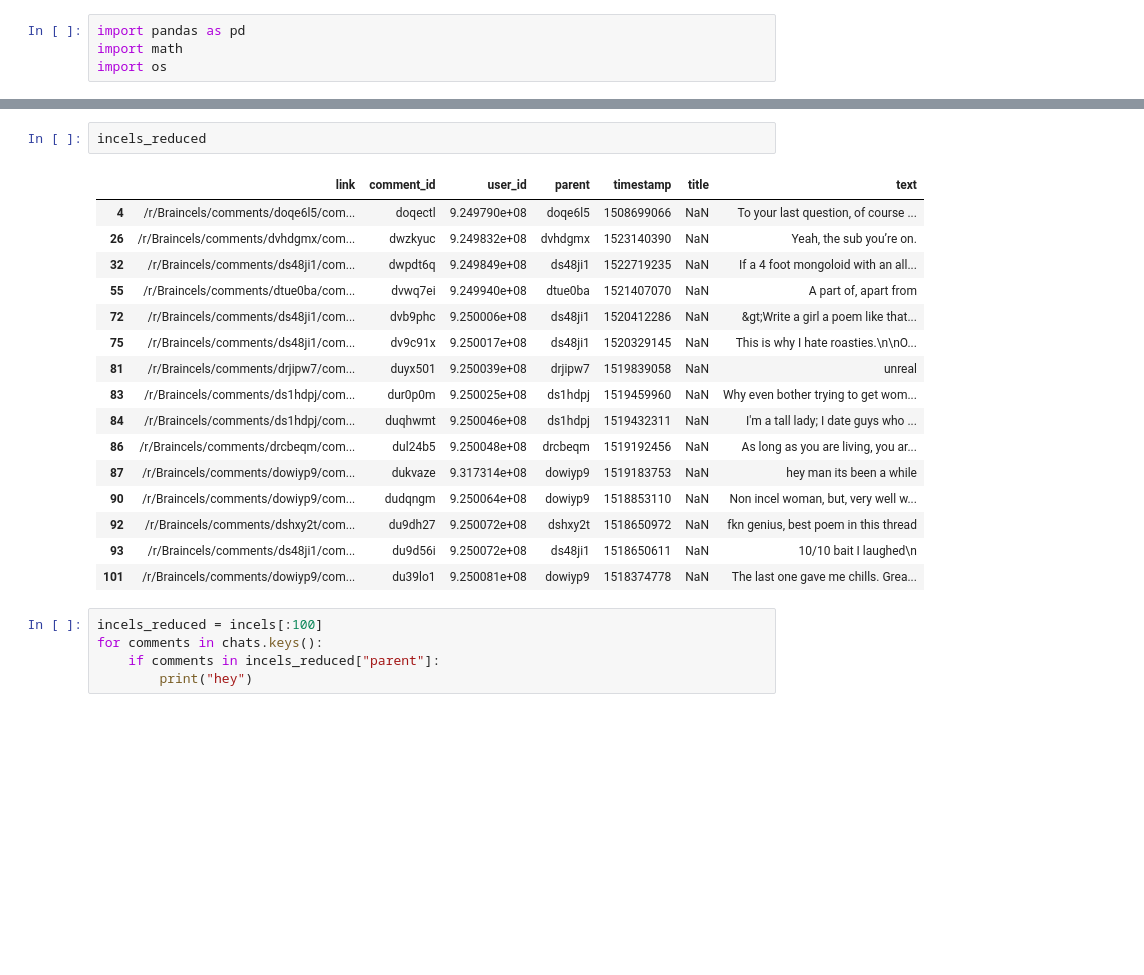
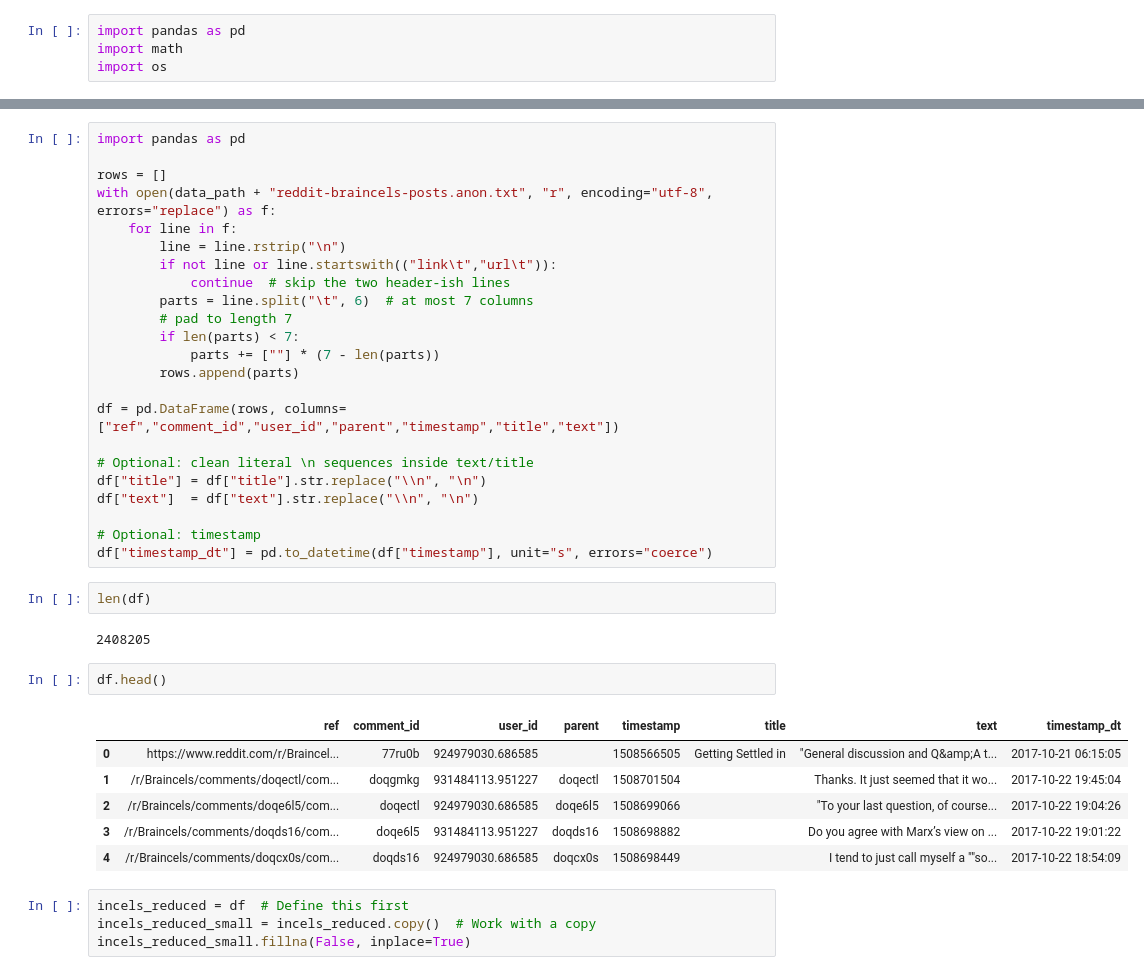
Before and after one commit to KarolineKlan/ctfds_project, a Jupyter notebook: test_graph.ipynb, the cells around one changed output, grey strips where cells are left out. Cells and saved outputs as stored; diff of their text form; blank space fills up the shorter version.

```diff
--- a/test_graph.ipynb
+++ b/test_graph.ipynb
@@ -164,24 +14,40 @@ du39lo1
-# %%
-incels_reduced
-# %% [output]
-|  | link | comment_id | user_id | parent | timestamp | title | text |
-| 4 | /r/Braincels/comments/doqe6l5/com... | doqectl | 9.249790e+08 | doqe6l5 | 1508699066 | NaN | To your last question, of course ... |
-| 26 | /r/Braincels/comments/dvhdgmx/com... | dwzkyuc | 9.249832e+08 | dvhdgmx | 1523140390 | NaN | Yeah, the sub you’re on. |
-| 32 | /r/Braincels/comments/ds48ji1/com... | dwpdt6q | 9.249849e+08 | ds48ji1 | 1522719235 | NaN | If a 4 foot mongoloid with an all... |
-| 55 | /r/Braincels/comments/dtue0ba/com... | dvwq7ei | 9.249940e+08 | dtue0ba | 1521407070 | NaN | A part of, apart from |
-| 72 | /r/Braincels/comments/ds48ji1/com... | dvb9phc | 9.250006e+08 | ds48ji1 | 1520412286 | NaN | &gt;Write a girl a poem like that... |
-| 75 | /r/Braincels/comments/ds48ji1/com... | dv9c91x | 9.250017e+08 | ds48ji1 | 1520329145 | NaN | This is why I hate roasties.\n\nO... |
-| 81 | /r/Braincels/comments/drjipw7/com... | duyx501 | 9.250039e+08 | drjipw7 | 1519839058 | NaN | unreal |
-| 83 | /r/Braincels/comments/ds1hdpj/com... | dur0p0m | 9.250025e+08 | ds1hdpj | 1519459960 | NaN | Why even bother trying to get wom... |
-| 84 | /r/Braincels/comments/ds1hdpj/com... | duqhwmt | 9.250046e+08 | ds1hdpj | 1519432311 | NaN | I'm a tall lady; I date guys who ... |
-| 86 | /r/Braincels/comments/drcbeqm/com... | dul24b5 | 9.250048e+08 | drcbeqm | 1519192456 | NaN | As long as you are living, you ar... |
-| 87 | /r/Braincels/comments/dowiyp9/com... | dukvaze | 9.317314e+08 | dowiyp9 | 1519183753 | NaN | hey man its been a while |
-| 90 | /r/Braincels/comments/dowiyp9/com... | dudqngm | 9.250064e+08 | dowiyp9 | 1518853110 | NaN | Non incel woman, but, very well w... |
-| 92 | /r/Braincels/comments/dshxy2t/com... | du9dh27 | 9.250072e+08 | dshxy2t | 1518650972 | NaN | fkn genius, best poem in this thread |
-| 93 | /r/Braincels/comments/ds48ji1/com... | du9d56i | 9.250072e+08 | ds48ji1 | 1518650611 | NaN | 10/10 bait I laughed\n |
-| 101 | /r/Braincels/comments/dowiyp9/com... | du39lo1 | 9.250081e+08 | dowiyp9 | 1518374778 | NaN | The last one gave me chills. Grea... |
-# %%
-incels_reduced = incels[:100]
-for comments in chats.keys():
-    if comments in incels_reduced["parent"]:
-        print("hey")
+# %%
+import pandas as pd
+
+rows = []
+with open(data_path + "reddit-braincels-posts.anon.txt", "r", encoding="utf-8", errors="replace") as f:
+    for line in f:
+        line = line.rstrip("\n")
+        if not line or line.startswith(("link\t","url\t")):
+            continue  # skip the two header-ish lines
+        parts = line.split("\t", 6)  # at most 7 columns
+        # pad to length 7
+        if len(parts) < 7:
+            parts += [""] * (7 - len(parts))
+        rows.append(parts)
+
+df = pd.DataFrame(rows, columns=["ref","comment_id","user_id","parent","timestamp","title","text"])
+
+# Optional: clean literal \n sequences inside text/title
+df["title"] = df["title"].str.replace("\\n", "\n")
+df["text"]  = df["text"].str.replace("\\n", "\n")
+
+# Optional: timestamp
+df["timestamp_dt"] = pd.to_datetime(df["timestamp"], unit="s", errors="coerce")
+# %%
+len(df)
+# %% [output]
+2408205
+# %%
+df.head()
+# %% [output]
+|  | ref | comment_id | user_id | parent | timestamp | title | text | timestamp_dt |
+| 0 | https://www.reddit.com/r/Braincel... | 77ru0b | 924979030.686585 |  | 1508566505 | Getting Settled in | "General discussion and Q&amp;A t... | 2017-10-21 06:15:05 |
+| 1 | /r/Braincels/comments/doqectl/com... | doqgmkg | 931484113.951227 | doqectl | 1508701504 |  | Thanks. It just seemed that it wo... | 2017-10-22 19:45:04 |
+| 2 | /r/Braincels/comments/doqe6l5/com... | doqectl | 924979030.686585 | doqe6l5 | 1508699066 |  | "To your last question, of course... | 2017-10-22 19:04:26 |
+| 3 | /r/Braincels/comments/doqds16/com... | doqe6l5 | 931484113.951227 | doqds16 | 1508698882 |  | Do you agree with Marx’s view on ... | 2017-10-22 19:01:22 |
+| 4 | /r/Braincels/comments/doqcx0s/com... | doqds16 | 924979030.686585 | doqcx0s | 1508698449 |  | I tend to just call myself a ""so... | 2017-10-22 18:54:09 |
+# %%
+incels_reduced = df  # Define this first
+incels_reduced_small = incels_reduced.copy()  # Work with a copy
+incels_reduced_small.fillna(False, inplace=True)
```
Also changed, not shown: parts of 19 cells of this notebook.
